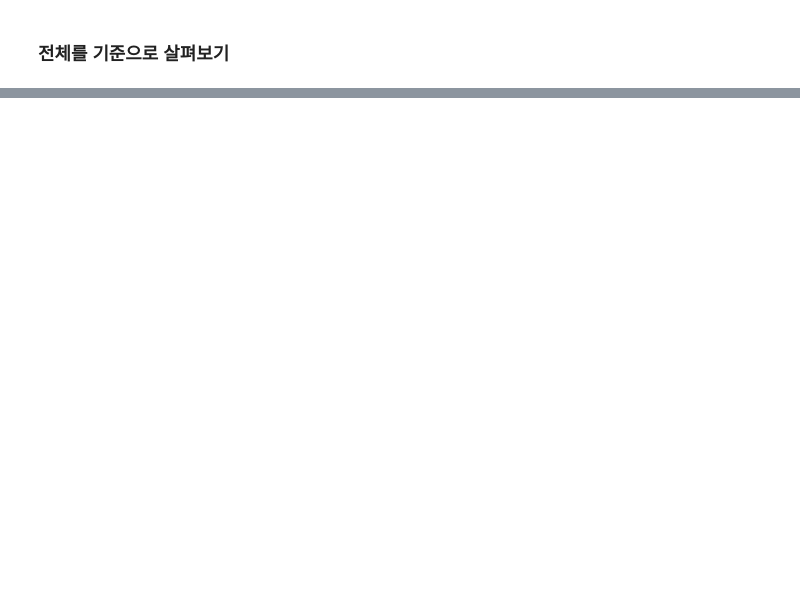
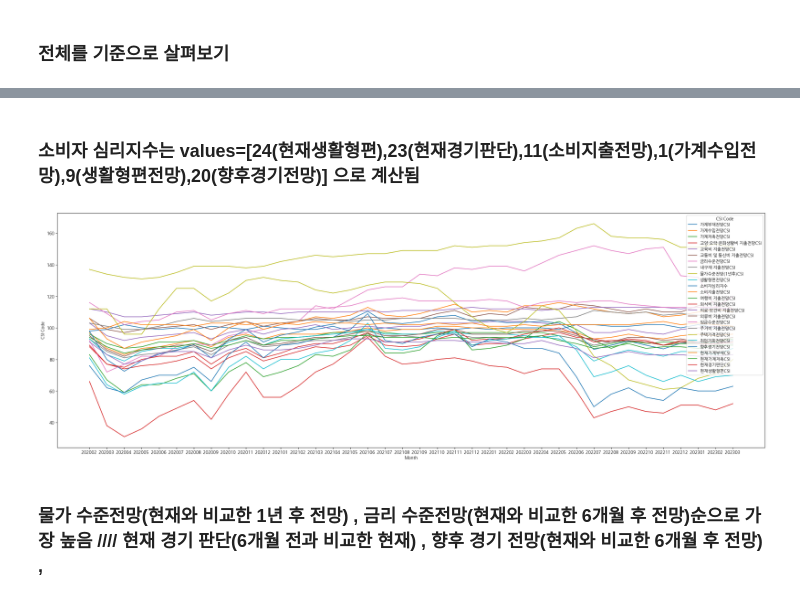
Before and after one commit to siho-song/datascience, a Jupyter notebook: project/project/Untitled.ipynb, the cells around one changed output, grey strips where cells are left out. Drawn from its saved outputs; the diff is of its cells as text; code cells hidden in the pictures; blank space fills up the shorter version.

```diff
--- a/project/project/Untitled.ipynb
+++ b/project/project/Untitled.ipynb
@@ -11,2 +17,10 @@ pwd
+# %%
+matplotlib.rcParams['font.family']='NanumGothic'
+# %%
+def get_key_from_value(dictionary, value):
+    for key, val in dictionary.items():
+        if val == value:
+            return key
+    return None  # If the value is not found in the dictionary
 # %% [markdown]
 # Dataset load
@@ -164,6 +207,5 @@ consumer_values_details_df.head()
 ### 전체를 기준으로 살펴보기
 # %%
 csi_all=consumer_values_details_df[consumer_values_details_df['CSI분류코드별']=='전체']
-csi_all=csi_all[csi_all['CSI코드별'] != 10].sort_values(by='CSI코드별')
-csi_all.reset_index(inplace=True)
-csi_all.drop('index',axis=1)
+csi_all.reset_index(drop=True,inplace=True)
+csi_all.drop('CSI분류코드별',axis=1,inplace=True)
@@ -195,0 +253,17 @@ inflation_values_df.head()
+# %% [markdown]
+### 소비자 심리지수는 values=[24(현재생활형편),23(현재경기판단),11(소비지출전망),1(가계수입전망),9(생활형편전망),20(향후경기전망)] 으로 계산됨
+# %%
+# CSI 코드별로 시각화
+plt.figure(figsize=(30,10))
+for csi_code in csi_all['CSI코드별']:
+    plt.plot(csi_all.columns[1:], csi_all.loc[csi_all['CSI코드별'] == csi_code].values[0][1:], label=get_key_from_value(csi_dict,csi_code))
+
+plt.xlabel('Month')
+plt.ylabel('CSI Code')
+plt.legend(title='CSI Code')
+# plt.figure(figsize=(20,10))
+plt.show()
+# %% [output]
+[figure, added]
+# %% [markdown]
+### 물가 수준전망(현재와 비교한 1년 후 전망) , 금리 수준전망(현재와 비교한 6개월 후 전망)순으로 가장 높음 //// 현재 경기 판단(6개월 전과 비교한 현재) , 향후 경기 전망(현재와 비교한 6개월 후 전망) ,
```
Also changed, not shown: parts of 59 cells of this notebook, 1 other file.
